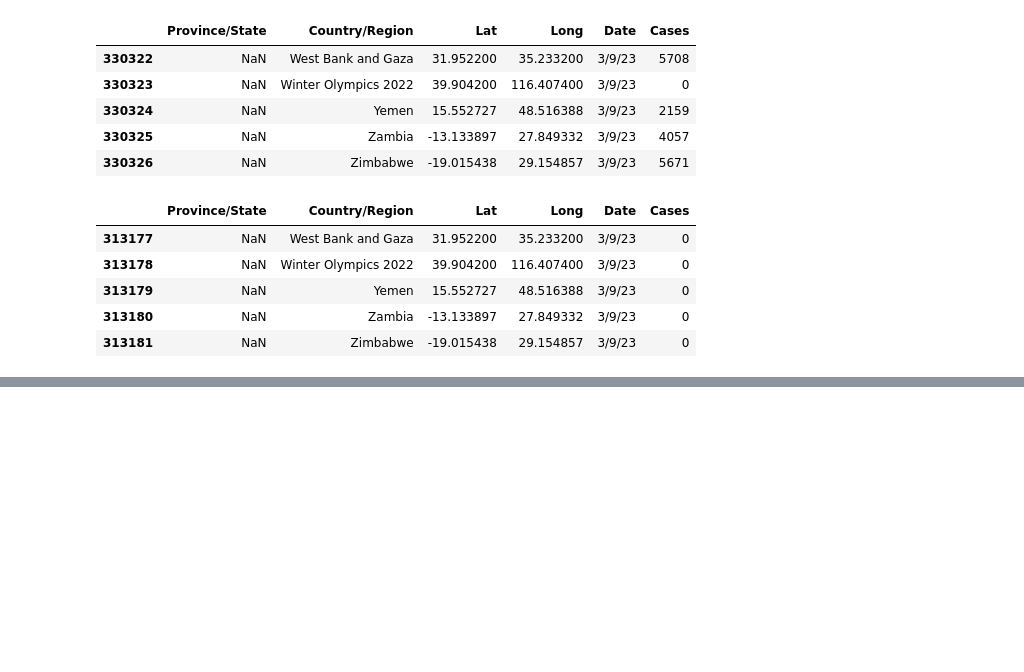
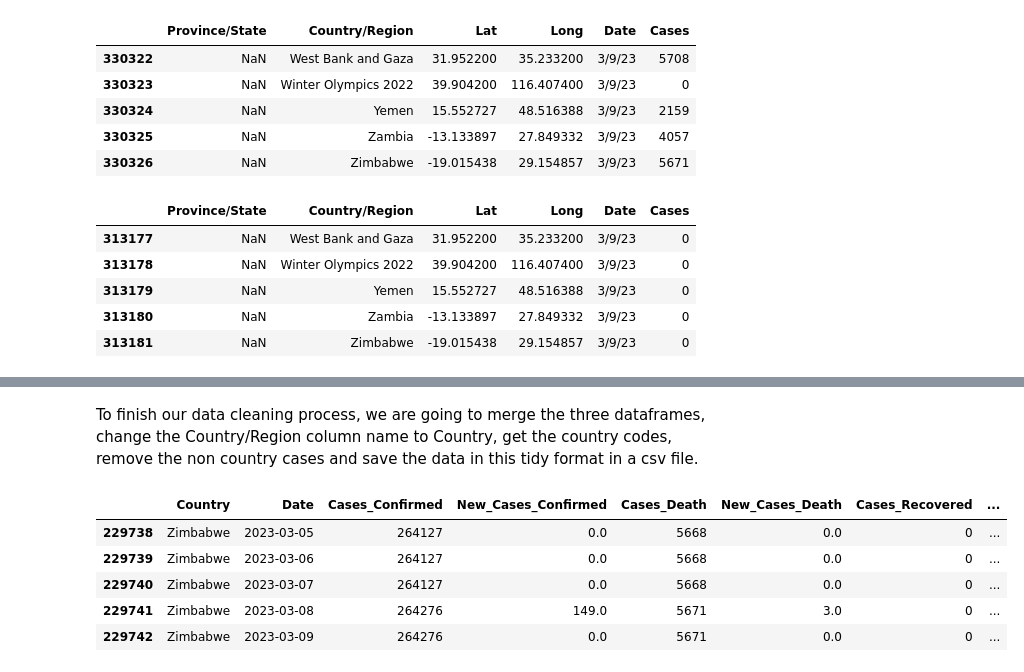
Before and after one commit to mateusmelo821/covid-19, a Jupyter notebook: index.ipynb, the cells around one changed output, grey strips where cells are left out. Drawn from its saved outputs; the diff is of its cells as text; code cells hidden in the pictures; blank space fills up the shorter version.

```diff
--- a/index.ipynb
+++ b/index.ipynb
@@ -109,0 +195,3 @@ confirmed_df[confirmed_df['Country/Region']=='Brazil']
+# %%
+recovered_df['New_Cases'] = recovered_df.groupby('Country/Region')['Cases'].transform('diff')
+recovered_df.head()
@@ -109,0 +207,3 @@ confirmed_df[confirmed_df['Country/Region']=='Brazil']
+# %%
+confirmed_df['New_Cases'] = np.where(confirmed_df['New_Cases'].isna(), confirmed_df['Cases'], confirmed_df['New_Cases'])
+confirmed_df.head()
@@ -109,0 +217,3 @@ confirmed_df[confirmed_df['Country/Region']=='Brazil']
+# %%
+death_df['New_Cases'] = np.where(death_df['New_Cases'].isna(), death_df['Cases'], death_df['New_Cases'])
+death_df.head()
@@ -109,0 +227,3 @@ confirmed_df[confirmed_df['Country/Region']=='Brazil']
+# %%
+recovered_df['New_Cases'] = np.where(recovered_df['New_Cases'].isna(), recovered_df['Cases'], recovered_df['New_Cases'])
+recovered_df.head()
@@ -109,0 +237,14 @@ confirmed_df[confirmed_df['Country/Region']=='Brazil']
+# %% [markdown]
+To finish our data cleaning process, we are going to merge the three dataframes, change the Country/Region column name to Country, get the country codes, remove the non country cases and save the data in this tidy format in a csv file.
+# %%
+covid_df = confirmed_df.merge(death_df, on=['Country/Region', 'Date'], suffixes=['_Confirmed', '_Death'])
+covid_df = covid_df.merge(recovered_df, on=['Country/Region', 'Date'])
+covid_df = covid_df.rename(columns={'Country/Region':'Country', 'Cases':'Cases_Recovered', 'New_Cases':'New_Cases_Recovered'})
+covid_df.tail()
+# %% [output]
+|  | Country | Date | Cases_Confirmed | New_Cases_Confirmed | Cases_Death | New_Cases_Death | Cases_Recovered | ... |
+| 229738 | Zimbabwe | 2023-03-05 | 264127 | 0.0 | 5668 | 0.0 | 0 | ... |
+| 229739 | Zimbabwe | 2023-03-06 | 264127 | 0.0 | 5668 | 0.0 | 0 | ... |
+| 229740 | Zimbabwe | 2023-03-07 | 264127 | 0.0 | 5668 | 0.0 | 0 | ... |
+| 229741 | Zimbabwe | 2023-03-08 | 264276 | 149.0 | 5671 | 3.0 | 0 | ... |
+| 229742 | Zimbabwe | 2023-03-09 | 264276 | 0.0 | 5671 | 0.0 | 0 | ... |
```
Also changed, not shown: parts of 21 cells of this notebook, 1 other file.
